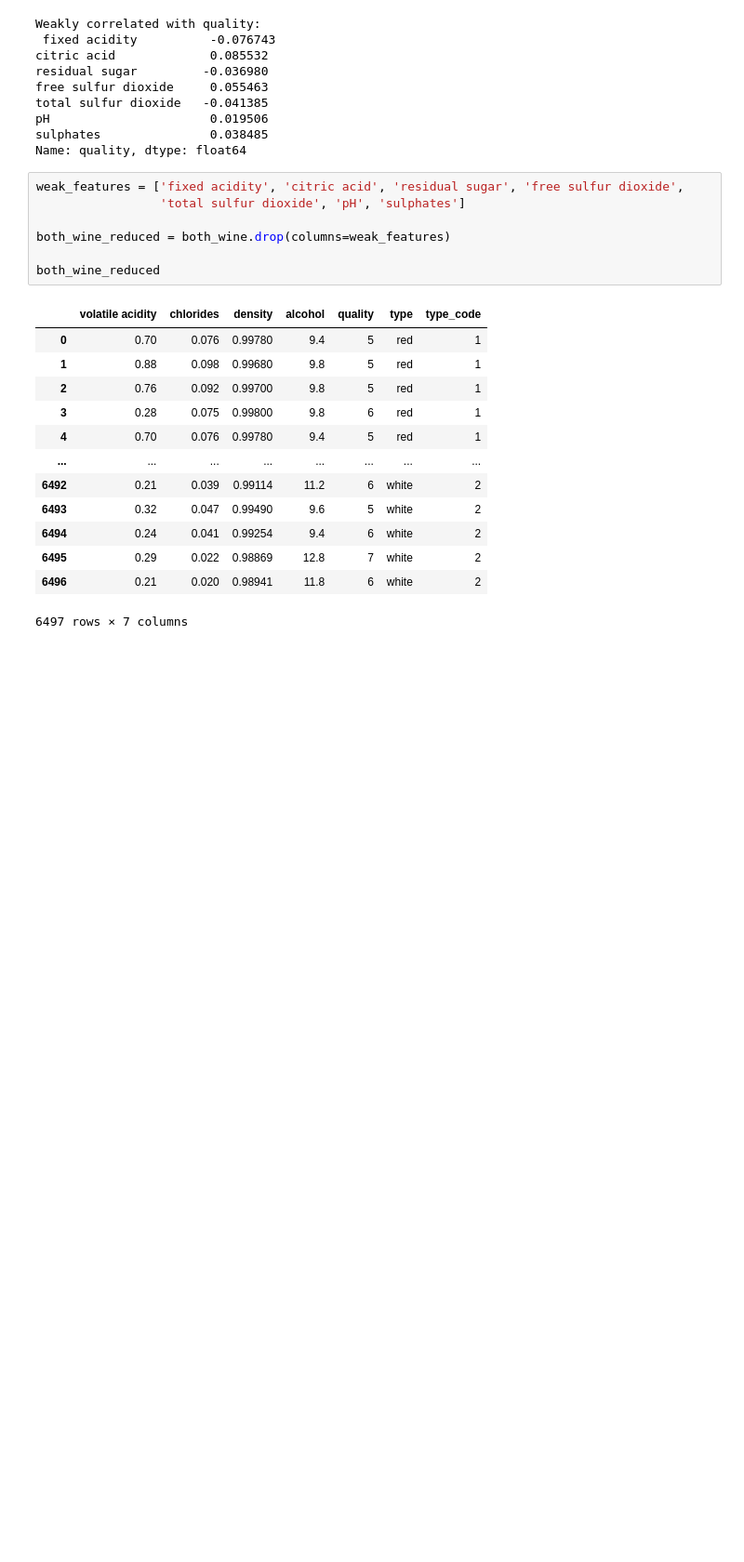
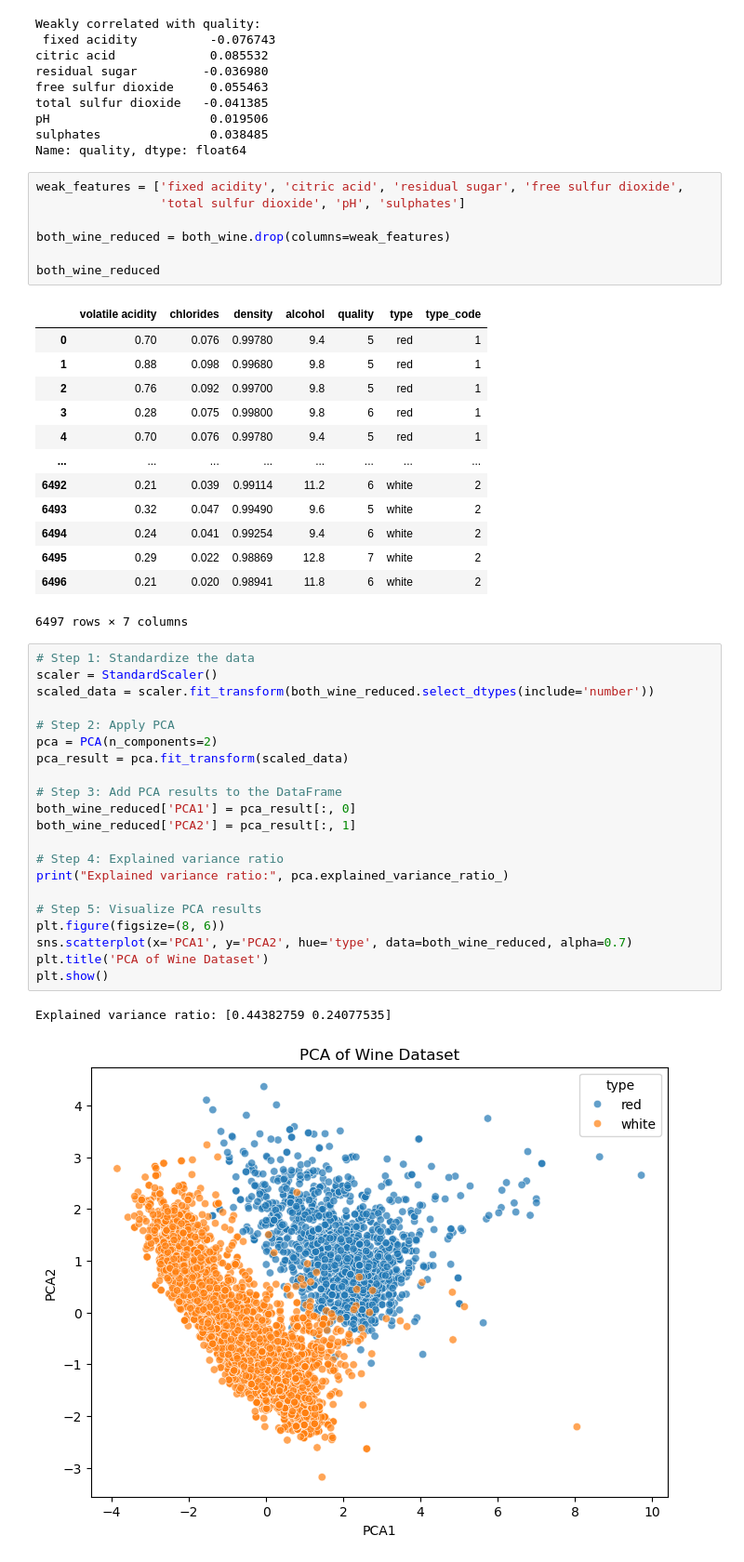
Before and after one commit to Scrabble30/MP1-Data-Exploration, a Jupyter notebook: WineWork/Wines.ipynb, the cells around one changed output. Shown at 93% size. Saved outputs shown, nothing was run; the diff lists cells and outputs as text; blank space fills up the shorter version.

```diff
--- a/WineWork/Wines.ipynb
+++ b/WineWork/Wines.ipynb
@@ -377,3 +379,27 @@ both_wine_reduced
 | 6495 | 0.29 | 0.022 | 0.98869 | 12.8 | 7 | white | 2 |
 | 6496 | 0.21 | 0.020 | 0.98941 | 11.8 | 6 | white | 2 |
 6497 rows × 7 columns
+# %%
+# Step 1: Standardize the data
+scaler = StandardScaler()
+scaled_data = scaler.fit_transform(both_wine_reduced.select_dtypes(include='number'))
+
+# Step 2: Apply PCA
+pca = PCA(n_components=2)
+pca_result = pca.fit_transform(scaled_data)
+
+# Step 3: Add PCA results to the DataFrame
+both_wine_reduced['PCA1'] = pca_result[:, 0]
+both_wine_reduced['PCA2'] = pca_result[:, 1]
+
+# Step 4: Explained variance ratio
+print("Explained variance ratio:", pca.explained_variance_ratio_)
+
+# Step 5: Visualize PCA results
+plt.figure(figsize=(8, 6))
+sns.scatterplot(x='PCA1', y='PCA2', hue='type', data=both_wine_reduced, alpha=0.7)
+plt.title('PCA of Wine Dataset')
+plt.show()
+# %% [output]
+Explained variance ratio: [0.44382759 0.24077535]
+[figure, added]
```
Also changed, not shown: parts of 2 cells of this notebook.
